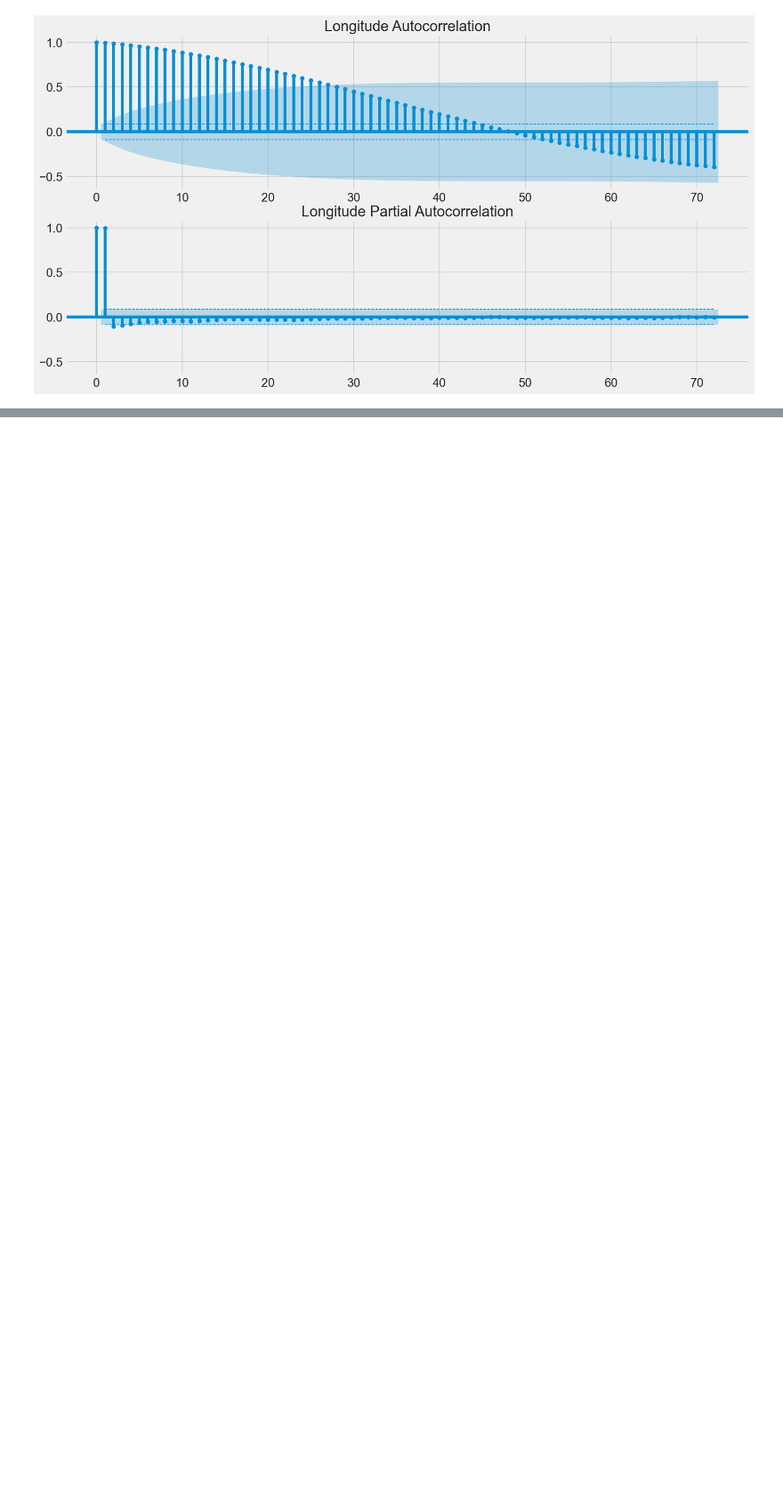
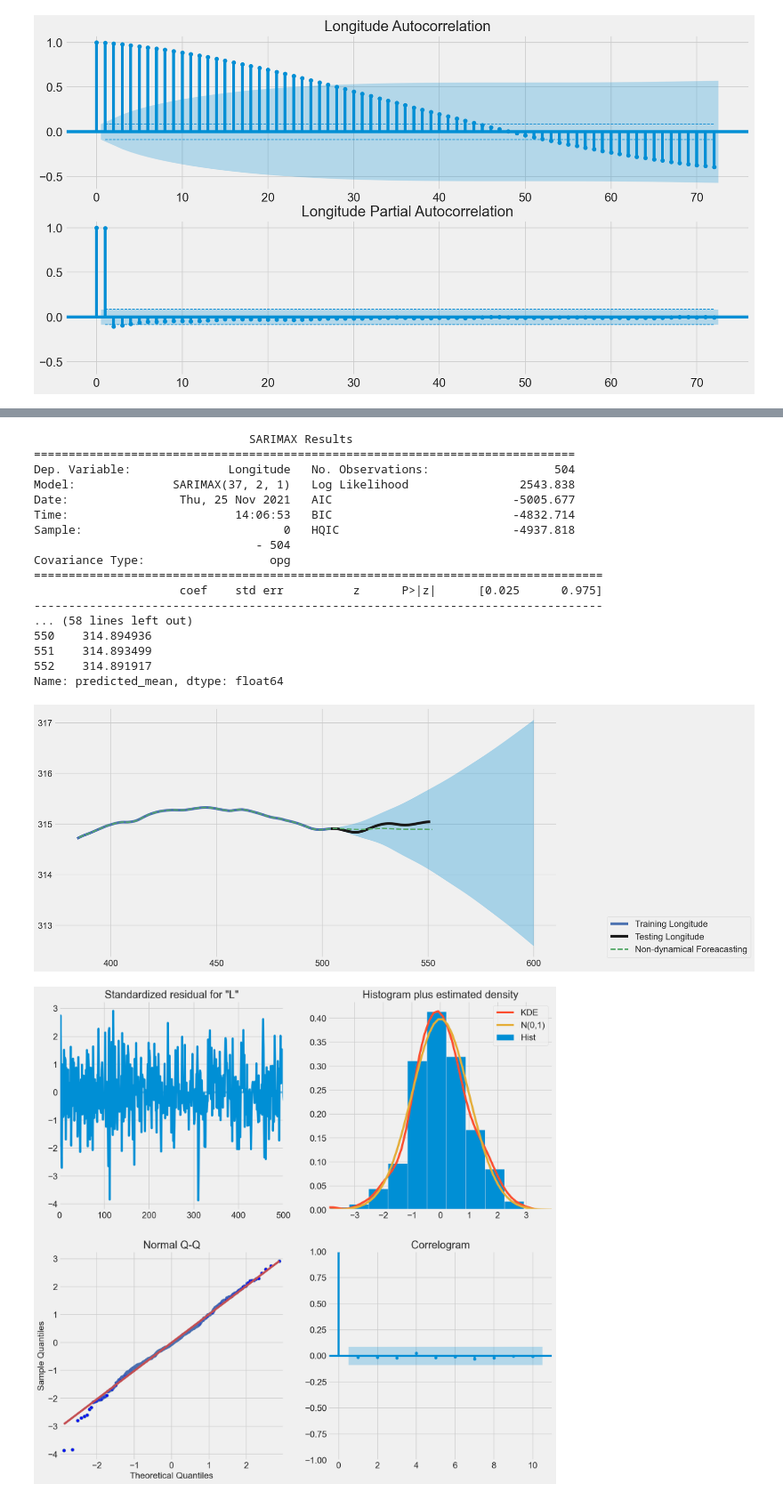
Before and after one commit to esbatiehsan/forecasting-floats, a Jupyter notebook: arima-model.ipynb, the cells around one changed output, grey strips where cells are left out. Shown at 89% size. Cells and saved outputs as stored; diff of their text form; code cells hidden in the pictures; blank space fills up the shorter version.

```diff
--- a/arima-model.ipynb
+++ b/arima-model.ipynb
@@ -125,0 +183,23 @@ Warnings:
+# %%
+make_predict(data=buoy_data, buoy_id=35, feature='Longitude', order=(37, 2, 1),
+                     start_p=24, end_p=48, exog_features=['Peak Direction'])
+# %% [output]
+                               SARIMAX Results
+==============================================================================
+Dep. Variable:              Longitude   No. Observations:                  504
+Model:              SARIMAX(37, 2, 1)   Log Likelihood                2543.838
+Date:                Thu, 25 Nov 2021   AIC                          -5005.677
+Time:                        14:06:53   BIC                          -4832.714
+Sample:                             0   HQIC                         -4937.818
+                                - 504
+Covariance Type:                  opg
+==================================================================================
+                     coef    std err          z      P>|z|      [0.025      0.975]
+----------------------------------------------------------------------------------
+... (58 lines left out)
+550    314.894936
+551    314.893499
+552    314.891917
+Name: predicted_mean, dtype: float64
+[figure, added]
+[figure, added]
```
Also changed, not shown: parts of 6 cells of this notebook.
